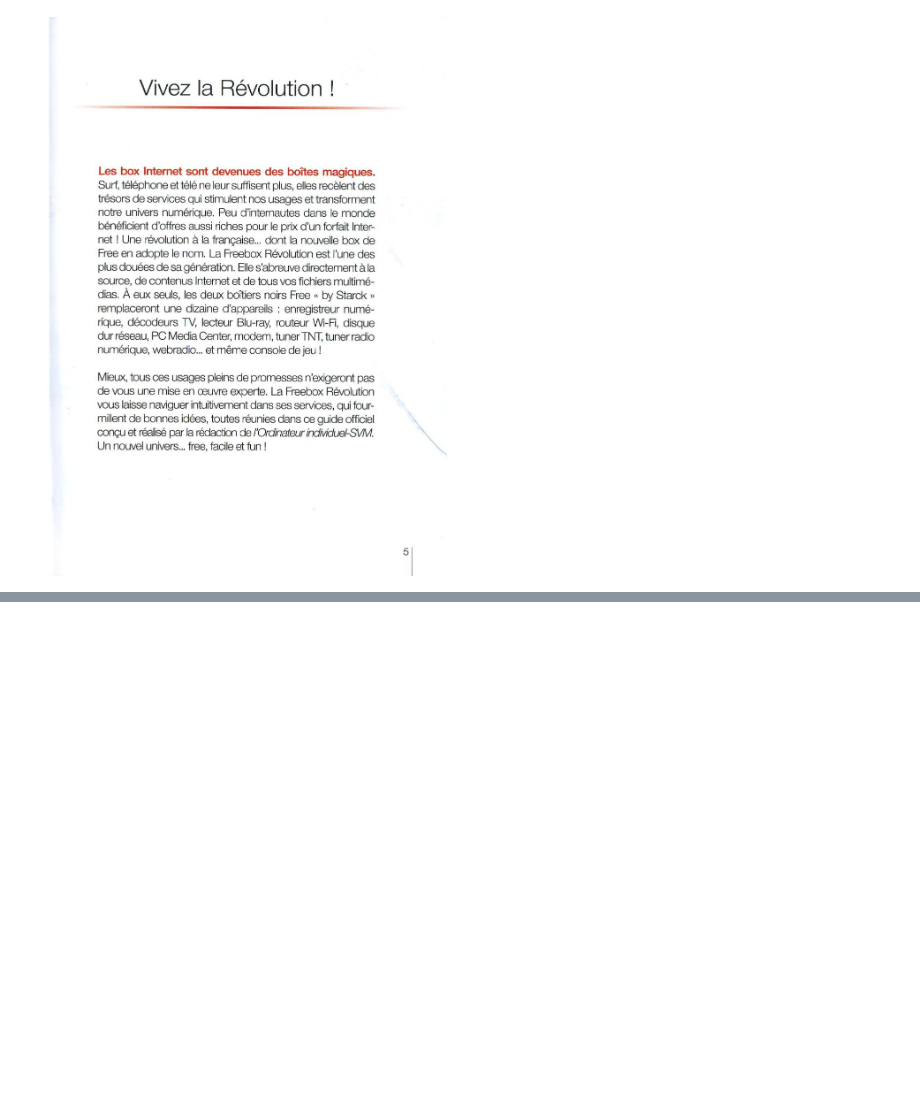
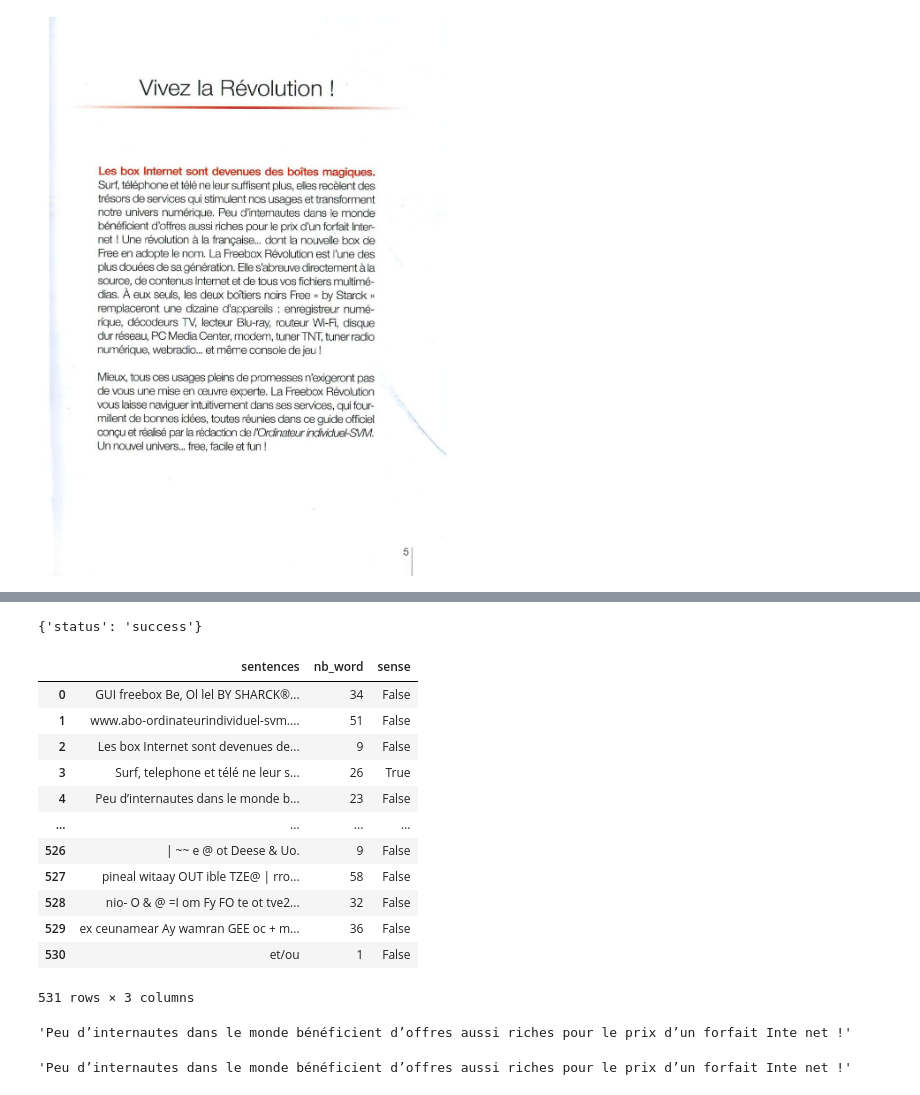
Before and after one commit to Jbdu4493/chat_rag, a Jupyter notebook: pdf/read_pdf.ipynb, the cells around one changed output, grey strips where cells are left out. Drawn from its saved outputs; the diff is of its cells as text; code cells hidden in the pictures; blank space fills up the shorter version.

```diff
--- a/pdf/read_pdf.ipynb
+++ b/pdf/read_pdf.ipynb
@@ -163,0 +138,2 @@ img_str
+# %%
+sentences = pd.DataFrame(sent_tokenize(text),columns=("sentences",))
@@ -163,0 +156,2 @@ img_str
+# %%
+sentences["nb_word"] = sentences.sentences.apply(lambda x :len(word_tokenize(x)) )
@@ -164 +176,5 @@ img_str
+# %%
+ollama_client.pull("llama3")
+# %% [output]
+{'status': 'success'}
 # %%
@@ -171 +186,39 @@ client.chat(model='llava', messages=[
 ])
+# %%
+def sentence_get_sense(sentences):
+    r = ollama_client.chat(model= "llama3",
+
+        messages= [
+            {
+                "role": "user",
+                "content": f'cette phrase est elle correct: "{sentences}"?  si oui répond "True" si non "False" .'
+            }
+        ]
+    )
+    return r['message']["content"] == "True"
+# %%
+sentences["sense"] = sentences.sentences.apply(lambda x :sentence_get_sense(x) )
+# %%
+sentences
+# %% [output]
+|  | sentences | nb_word | sense |
+| 0 | GUI freebox Be, Ol lel BY SHARCK®... | 34 | False |
+| 1 | www.abo-ordinateurindividuel-svm.... | 51 | False |
+| 2 | Les box Internet sont devenues de... | 9 | False |
+| 3 | Surf, telephone et télé ne leur s... | 26 | True |
+| 4 | Peu d’internautes dans le monde b... | 23 | False |
+| ... | ... | ... | ... |
+| 526 | | ~~ e @ ot Deese & Uo. | 9 | False |
+| 527 | pineal witaay OUT ible TZE@ | rro... | 58 | False |
+| 528 | nio- O & @ =I om Fy FO te ot tve2... | 32 | False |
+| 529 | ex ceunamear Ay wamran GEE oc + m... | 36 | False |
+| 530 | et/ou | 1 | False |
+531 rows × 3 columns
+# %%
+sentences.iloc[4].sentences
+# %% [output]
+'Peu d’internautes dans le monde bénéficient d’offres aussi riches pour le prix d’un forfait Inte net !'
+# %%
+sentences.iloc[4].sentences
+# %% [output]
+'Peu d’internautes dans le monde bénéficient d’offres aussi riches pour le prix d’un forfait Inte net !'
```
Also changed, not shown: parts of 19 cells of this notebook, 1 other file.
